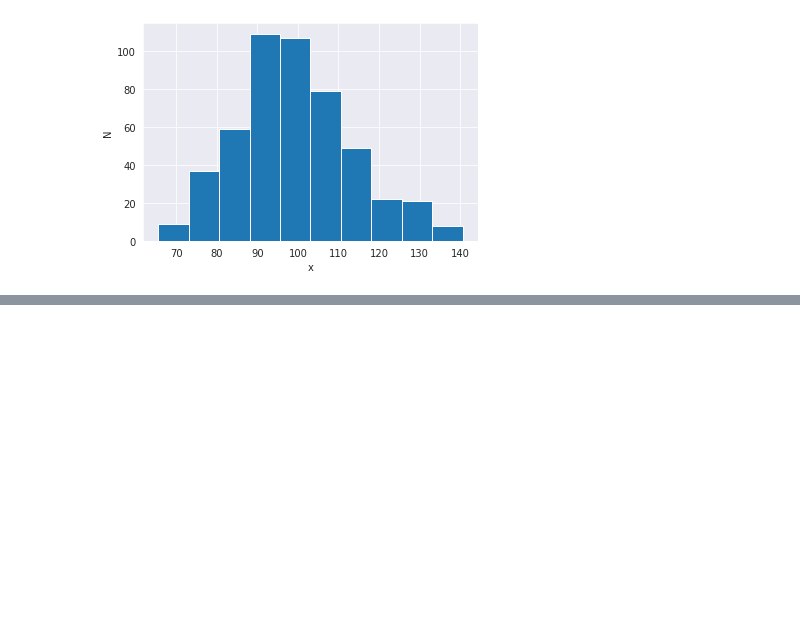
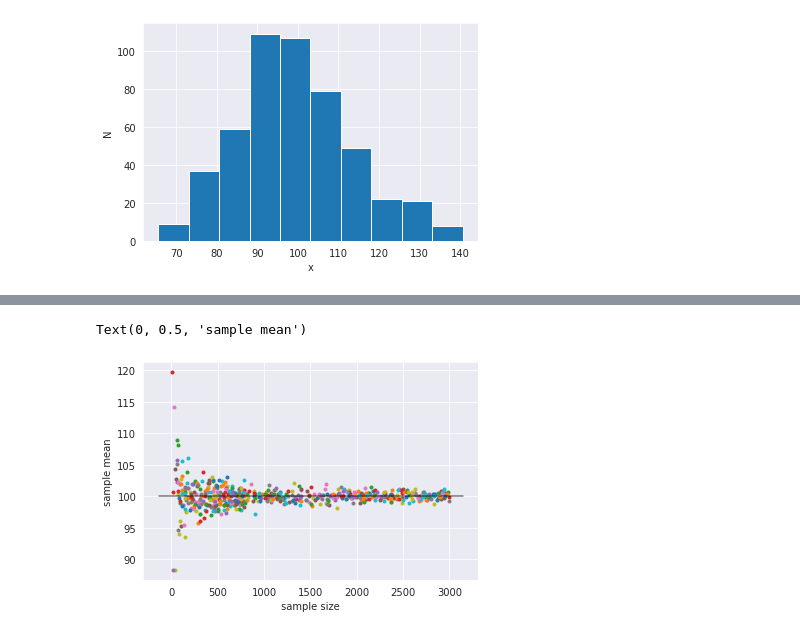
Before and after one commit to massimocipressi/MLPNS_MCipressi, a Jupyter notebook: Central_limit_theorem.ipynb, the cells around one changed output, grey strips where cells are left out. Drawn from its saved outputs; the diff is of its cells as text; code cells hidden in the pictures; blank space fills up the shorter version.

```diff
--- a/Central_limit_theorem.ipynb
+++ b/Central_limit_theorem.ipynb
@@ -56,0 +88,15 @@ Text(0, 0.5, 'sample mean')
+# %%
+#gamma
+for s in mysize:
+  mydist[s] = np.random.gamma(10,10,size=s) #così ho tutte le sample e le posso chiamare per nome
+
+ax=pl.figure().add_subplot(111)
+for d in mydist.keys(): #questo fa correre sui numeri del dizionario
+  ax.plot(d,mydist[d].mean(),'.')
+
+ax.plot(pl.xlim(), [100,100], 'k', alpha = 0.5) #do le y iniz e fin di una linea
+ax.set_xlabel("sample size")
+ax.set_ylabel("sample mean")
+# %% [output]
+Text(0, 0.5, 'sample mean')
+[figure, added]
```
Also changed, not shown: parts of 5 cells of this notebook.
